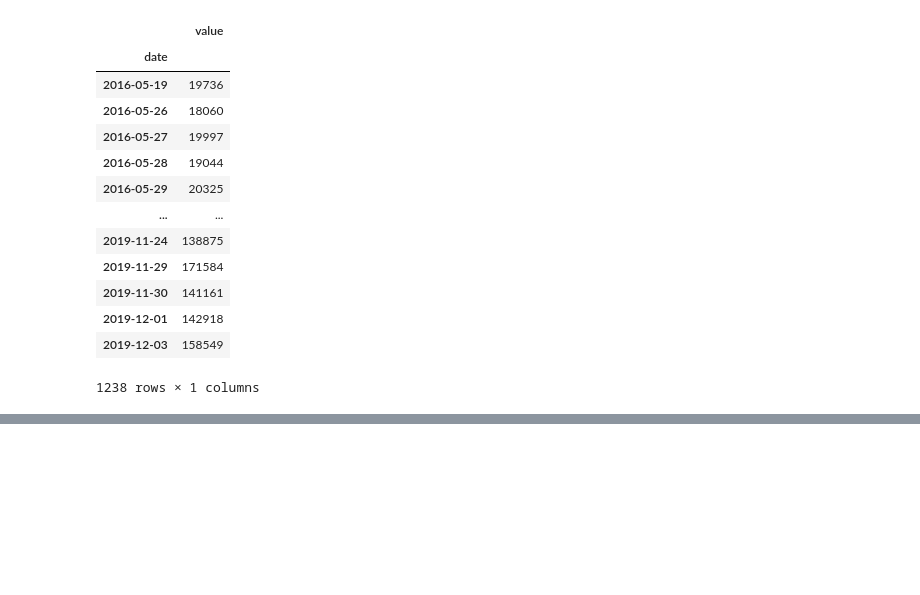
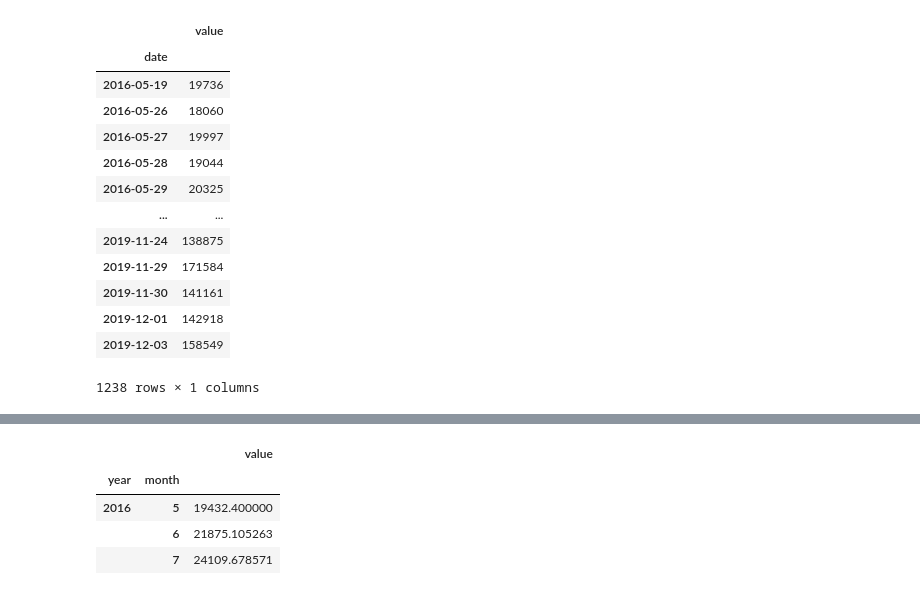
Before and after one commit to Daroch/boilerplate-page-view-time-series-visualizer, a Jupyter notebook: time_series.ipynb, the cells around one changed output, grey strips where cells are left out. Cells and saved outputs as stored; diff of their text form; code cells hidden in the pictures; blank space fills up the shorter version.

```diff
--- a/time_series.ipynb
+++ b/time_series.ipynb
@@ -56,0 +56,15 @@ Text(0, 0.5, 'Page Views')
+# %%
+df_bar = df_clean.copy()
+df_bar['month'] = df_bar.index.month
+df_bar['year'] = df_bar.index.year
+df_bar =df_bar.groupby([df_bar["year"],df_bar["month"]]).mean()
+
+#df_bar=df_bar.groupby([df_bar.index.year,df_bar.index.month]).agg({'value':'sum'})
+#df_bar.index.year
+df_bar.head(3)
+# %% [output]
+|  |  | value |
+| year | month |  |
+| 2016 | 5 | 19432.400000 |
+|  | 6 | 21875.105263 |
+|  | 7 | 24109.678571 |
```
Also changed, not shown: parts of 4 cells of this notebook, 1 other file.
